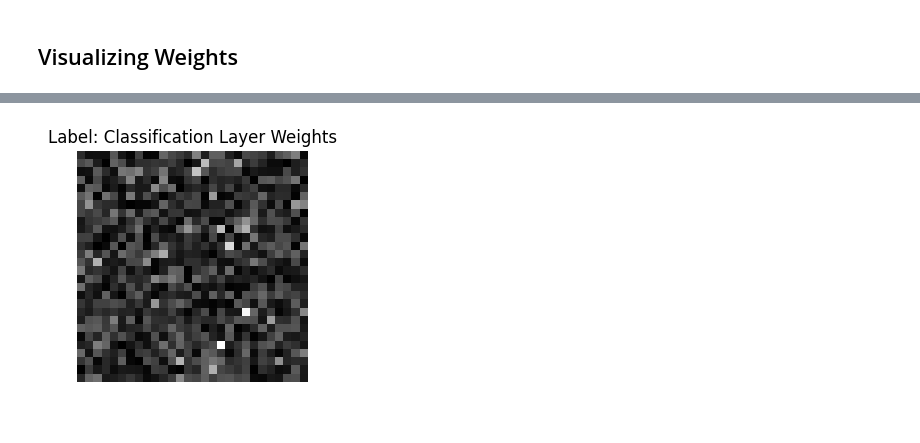
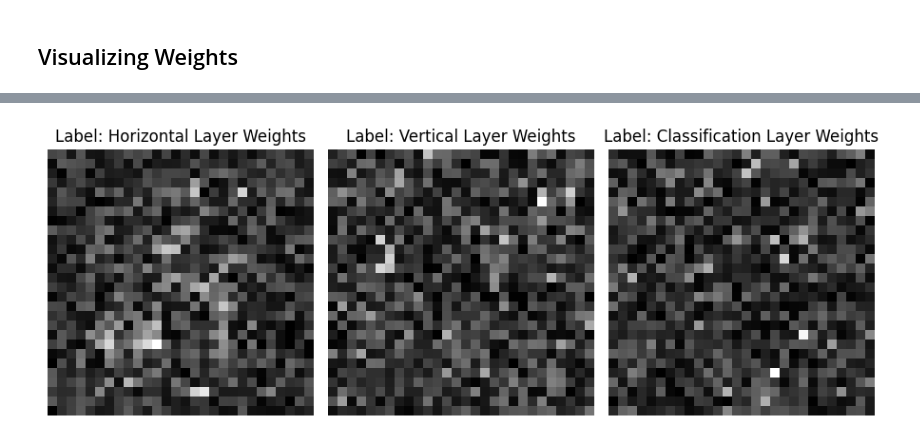
Before and after one commit to Alex-Bishka/ml-fun, a Jupyter notebook: mnist-mech-interp/MNIST Main Questing.ipynb, the cells around one changed output, grey strips where cells are left out. Drawn from its saved outputs; the diff is of its cells as text; code cells hidden in the pictures.

```diff
--- a/mnist-mech-interp/MNIST Main Questing.ipynb
+++ b/mnist-mech-interp/MNIST Main Questing.ipynb
@@ -398,4 +387,15 @@ classification_layer_weights = np.abs(model.classification_layer.weight[0].resha
-# %%
-visualize_image(classification_layer_weights, "Classification Layer Weights")
-# %% [output]
-[figure, removed]
+# %%
+classification_w = np.abs(model.classification_layer.weight[0].reshape(28, 28).detach().cpu().numpy())
+vertical_w = np.abs(model.vertical_layer.weight[0].reshape(28, 28).detach().cpu().numpy())
+horizontal_w = np.abs(model.horizontal_layer.weight[0].reshape(28, 28).detach().cpu().numpy())
+
+fig, axes = plt.subplots(1, 3, figsize=(9, 5))
+
+visualize_image(horizontal_w, "Horizontal Layer Weights", ax=axes[0])
+visualize_image(vertical_w, "Vertical Layer Weights", ax=axes[1])
+visualize_image(classification_w, "Classification Layer Weights", ax=axes[2])
+
+plt.tight_layout()
+plt.show()
+# %% [output]
+[figure, added]
```
Also changed, not shown: parts of 7 cells of this notebook, 8 other files.
